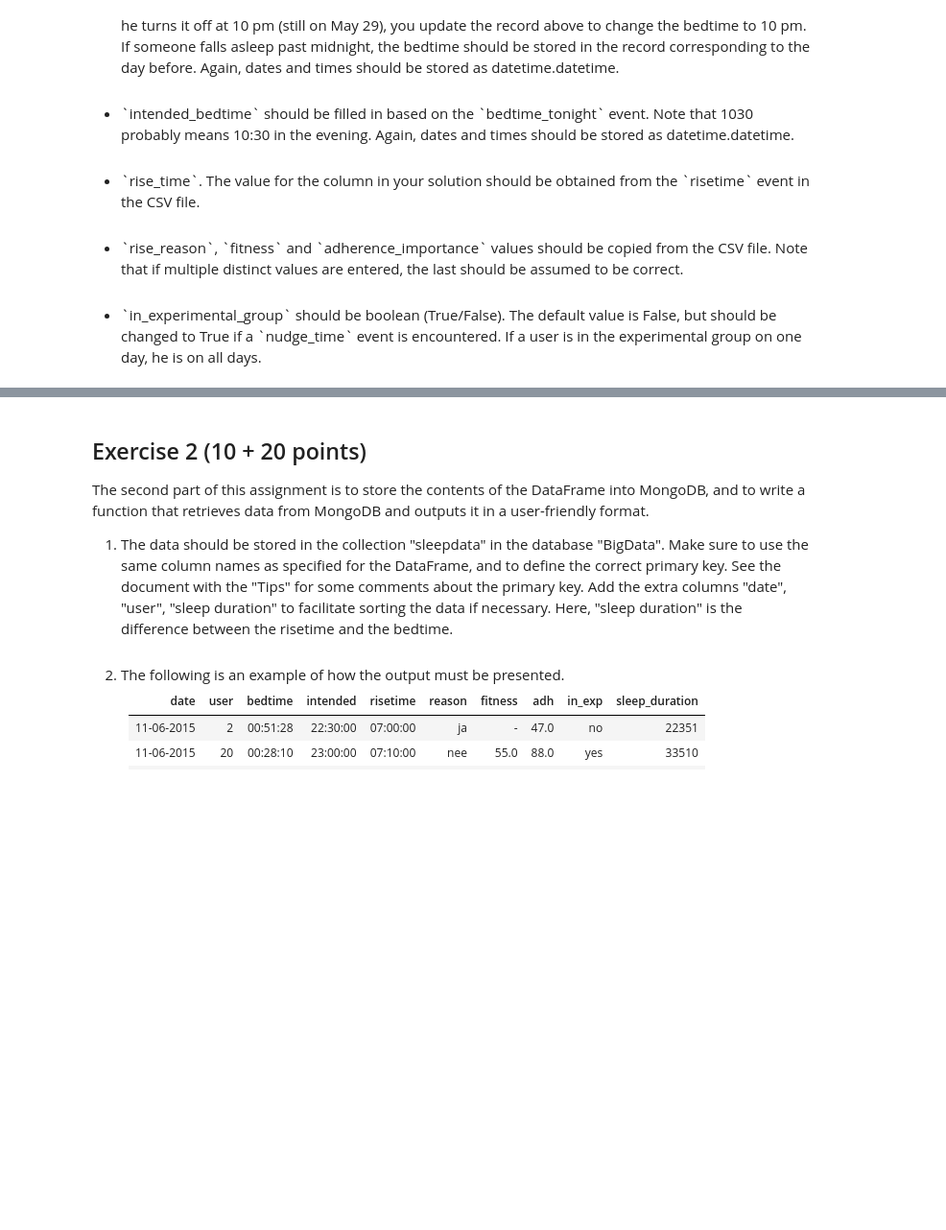
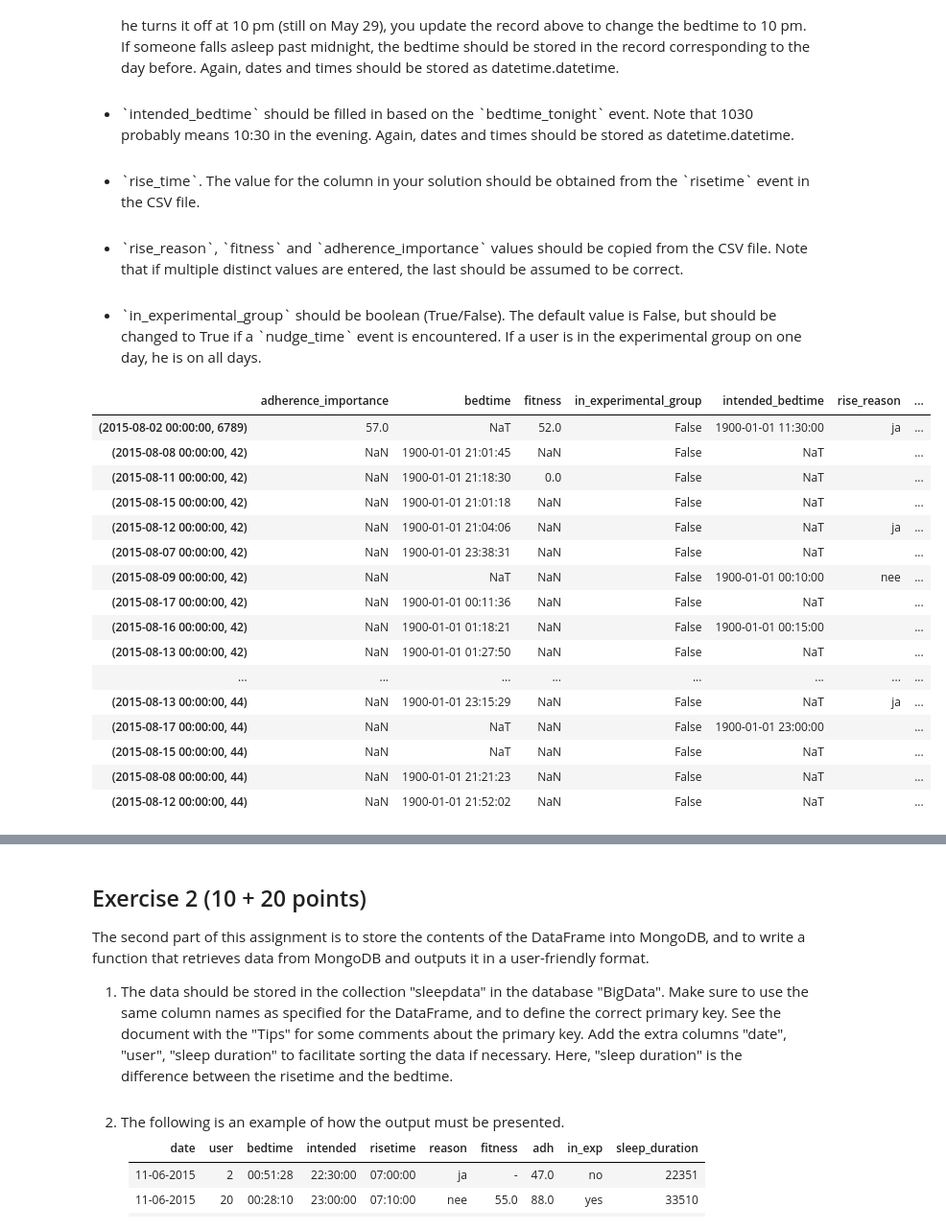
Before and after one commit to MTKat/Project_Big_Data, a Jupyter notebook: assignment02/assignment02/assignment02.ipynb, the cells around one changed output, grey strips where cells are left out. Shown: that part at 96% size. Saved outputs shown, nothing was run; the diff lists cells and outputs as text; code cells hidden in the pictures; blank space fills up the shorter version.

```diff
--- a/assignment02/assignment02/assignment02.ipynb
+++ b/assignment02/assignment02/assignment02.ipynb
@@ -73,13 +73,10 @@ def read_csv_data(filenames):
     import locale
     locale.setlocale(locale.LC_TIME, 'nl_NL.utf8')
 
-    cols = ['bedtime', 'intended bedtime', 'risetime', 'rise reason', 'fitness', 'adherence importance',
-               'in experimental group']
-
     def insert(df, idx):
         if idx not in df.index:
-            df = df.append(pd.Series({'bedtime' : pd.NaT, 'intended_bedtime' : float('nan'), \
-                                'risetime' : float('nan'), 'rise_reason' : "", \
+            df = df.append(pd.Series({'bedtime' : pd.NaT, 'intended_bedtime' : pd.NaT, \
+                                'rise_time' : pd.NaT, 'rise_reason' : "", \
                                 'fitness' : float('nan'), 'adherence_importance' : float('nan'), \
                                 'in_experimental_group' : False}, name=idx))
         return df
@@ -87,25 +84,25 @@ def read_csv_data(filenames):
     def update(df, idx, row):
         event, lamp_time = row['event_id'], row['time_event_id']
 
-        if 'lamp_change' in event and lamp_time:
+        if 'lamp_change' in event and not pd.isnull(lamp_time):
             time_from = datetime.datetime.strptime("19", "%H")
             time_to = datetime.datetime.strptime("6", "%H")
             if lamp_time >= time_from or lamp_time <= time_to:
                 old_time = df.at[idx, 'bedtime']
-                if (old_time and lamp_time > old_time) or old_time != pd.NaT:
+                if (not pd.isnull(old_time) and lamp_time > old_time) or pd.isnull(old_time):
                         df.at[idx, 'bedtime'] = lamp_time
         elif 'nudge_time' in event:
             df.loc[idx, 'in_experimental_group'] = True
         elif 'fitness' in event:
             df.at[idx, 'fitness'] = row['value']
-        elif 'adherence_importance' in event:
+        elif 'adherence' in event:
             df.at[idx, 'adherence_importance'] = row['value']
         elif 'rise_reason' in event:
             df.at[idx, 'rise_reason'] = row['value']
         elif 'bedtime_tonight' in event:
             df.at[idx, 'intended_bedtime'] = row['value_time_event']
         elif 'risetime' in event:
-            df.at[idx, 'risetime'] = row['value_time_event']
+            df.at[idx, 'rise_time'] = row['value_time_event']
 
         return df
 
@@ -148,7 +145,7 @@ def read_csv_data(filenames):
 
     # Filter informative events
     key_words = ['nudge_time', 'lamp_change', 'bedtime_tonight', 'risetime', 'rise_reason',
-                'adherence importance', 'fitness']
+                'adherence_importance', 'fitness']
     key_regex = '.*(' + '|'.join(key_words) + ')'
     df = df.loc[df.event_id.str.match(key_regex)]
 
@@ -162,12 +159,11 @@ def read_csv_data(filenames):
     df["time_event_id"] = df["time_event_id"].str.replace('_'," ").str.strip()
     df["time_event_id"] = df["time_event_id"].str.replace(" ",":")
     df.replace(r'^\s*$', np.nan, regex=True, inplace = True)
-    df["time_event_id"].fillna(value = "00:00:00", inplace = True)
+    df['time_event_id'].fillna(value = "00:00:00", inplace = True)
     df["time_event_id"] = df.apply(lambda x : datetime.datetime.strptime(x["time_event_id"], '%H:%M:%S'), axis=1)
 
     # Rise and bed time parse
     df['value_time_event'] = df.apply(time_parser, axis=1)
-
     #Create new dataframe
     df_ = pd.DataFrame(data=[])
 
@@ -183,6 +179,27 @@ def read_csv_data(filenames):
     return df_
 
 # YOUR CODE ENDS HERE
+# %%
+df = read_csv_data(['easy.csv'])
+df
+# %% [output]
+|  | adherence_importance | bedtime | fitness | in_experimental_group | intended_bedtime | rise_reason | ... |
+| (2015-08-02 00:00:00, 6789) | 57.0 | NaT | 52.0 | False | 1900-01-01 11:30:00 | ja | ... |
+| (2015-08-08 00:00:00, 42) | NaN | 1900-01-01 21:01:45 | NaN | False | NaT |  | ... |
+| (2015-08-11 00:00:00, 42) | NaN | 1900-01-01 21:18:30 | 0.0 | False | NaT |  | ... |
+| (2015-08-15 00:00:00, 42) | NaN | 1900-01-01 21:01:18 | NaN | False | NaT |  | ... |
+| (2015-08-12 00:00:00, 42) | NaN | 1900-01-01 21:04:06 | NaN | False | NaT | ja | ... |
+| (2015-08-07 00:00:00, 42) | NaN | 1900-01-01 23:38:31 | NaN | False | NaT |  | ... |
+| (2015-08-09 00:00:00, 42) | NaN | NaT | NaN | False | 1900-01-01 00:10:00 | nee | ... |
+| (2015-08-17 00:00:00, 42) | NaN | 1900-01-01 00:11:36 | NaN | False | NaT |  | ... |
+| (2015-08-16 00:00:00, 42) | NaN | 1900-01-01 01:18:21 | NaN | False | 1900-01-01 00:15:00 |  | ... |
+| (2015-08-13 00:00:00, 42) | NaN | 1900-01-01 01:27:50 | NaN | False | NaT |  | ... |
+| ... | ... | ... | ... | ... | ... | ... | ... |
+| (2015-08-13 00:00:00, 44) | NaN | 1900-01-01 23:15:29 | NaN | False | NaT | ja | ... |
+| (2015-08-17 00:00:00, 44) | NaN | NaT | NaN | False | 1900-01-01 23:00:00 |  | ... |
+| (2015-08-15 00:00:00, 44) | NaN | NaT | NaN | False | NaT |  | ... |
+| (2015-08-08 00:00:00, 44) | NaN | 1900-01-01 21:21:23 | NaN | False | NaT |  | ... |
+| (2015-08-12 00:00:00, 44) | NaN | 1900-01-01 21:52:02 | NaN | False | NaT |  | ... |
 # %%
 df = read_csv_data(['hue_upload.csv', 'hue_upload2.csv'])
 df
```
Also changed, not shown: parts of 12 cells of this notebook, 1 other file.
